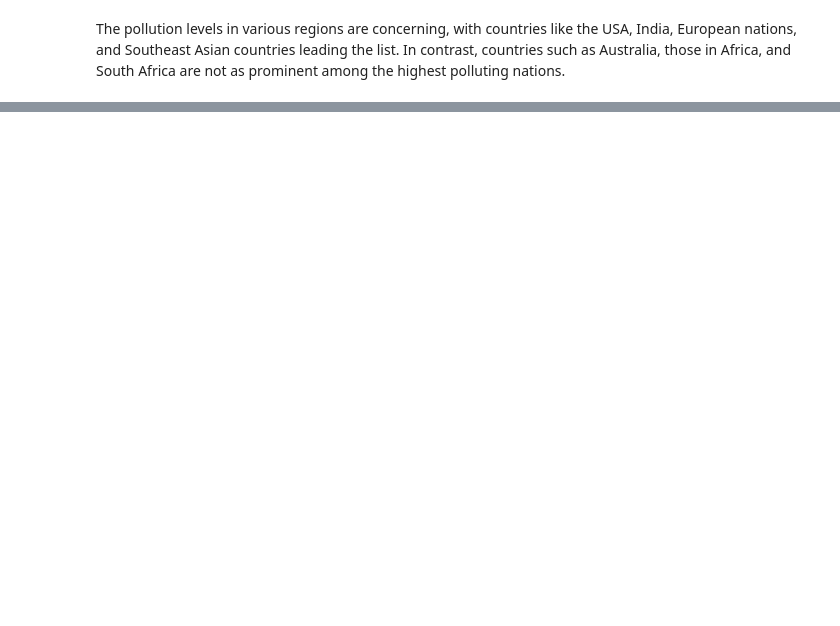
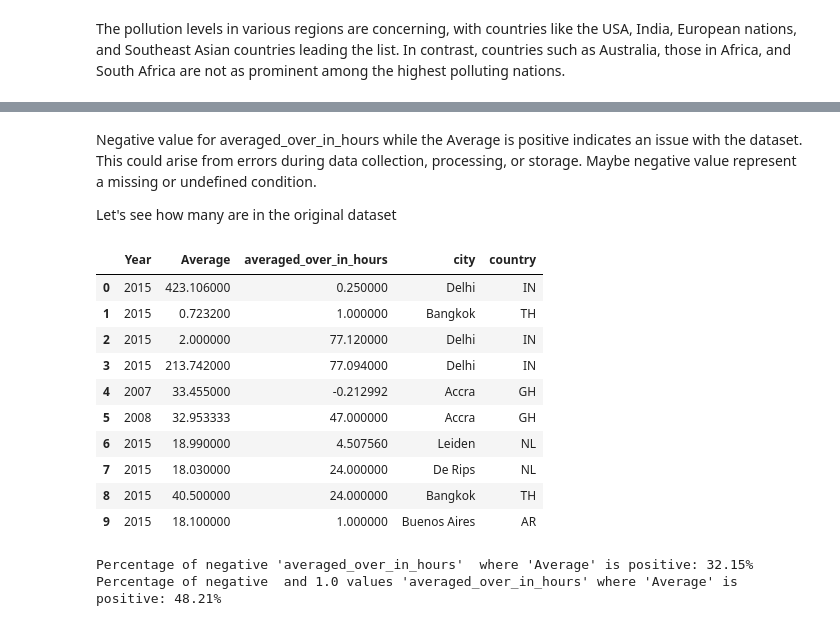
Before and after one commit to NadzeyaShastak/Jupyter-portfolio, a Jupyter notebook: air-polution-analysis-on-air-quality.ipynb, the cells around one changed output, grey strips where cells are left out. Cells and saved outputs as stored; diff of their text form; code cells hidden in the pictures; blank space fills up the shorter version.

```diff
--- a/air-polution-analysis-on-air-quality.ipynb
+++ b/air-polution-analysis-on-air-quality.ipynb
@@ -305,0 +344,49 @@ The pollution levels in various regions are concerning, with countries like the
+# %% [markdown]
+Negative value for averaged_over_in_hours while the Average is positive indicates an issue with the dataset. This could arise from errors during data collection, processing, or storage. Maybe negative value represent a missing or undefined condition.
+
+Let's see how many are in the original dataset
+# %%
+avg_all = """
+            SELECT EXTRACT(YEAR FROM timestamp) as `Year`,
+                   AVG(value) as `Average`,
+                   averaged_over_in_hours,
+                   city,
+                   country
+        FROM `bigquery-public-data.openaq.global_air_quality`
+        GROUP BY Year,
+                 averaged_over_in_hours,
+                 city,
+                 country
+        """
+avg_result =client.query(avg_all).result().to_dataframe()
+
+avg_result.head(10)
+# %% [output]
+|  | Year | Average | averaged_over_in_hours | city | country |
+| 0 | 2015 | 423.106000 | 0.250000 | Delhi | IN |
+| 1 | 2015 | 0.723200 | 1.000000 | Bangkok | TH |
+| 2 | 2015 | 2.000000 | 77.120000 | Delhi | IN |
+| 3 | 2015 | 213.742000 | 77.094000 | Delhi | IN |
+| 4 | 2007 | 33.455000 | -0.212992 | Accra | GH |
+| 5 | 2008 | 32.953333 | 47.000000 | Accra | GH |
+| 6 | 2015 | 18.990000 | 4.507560 | Leiden | NL |
+| 7 | 2015 | 18.030000 | 24.000000 | De Rips | NL |
+| 8 | 2015 | 40.500000 | 24.000000 | Bangkok | TH |
+| 9 | 2015 | 18.100000 | 1.000000 | Buenos Aires | AR |
+# %%
+positive_avg_data = avg_result[avg_result['Average'] > 0]
+
+total_rows = len(positive_avg_data)
+
+negative_averaged_over_in_hours = len(positive_avg_data[positive_avg_data['averaged_over_in_hours'] < 0 ])
+percentage_negative = (negative_averaged_over_in_hours / total_rows) * 100
+
+negative_null_averaged_over_in_hours = len(positive_avg_data[(positive_avg_data['averaged_over_in_hours'] < 0)
+                                      | (positive_avg_data['averaged_over_in_hours'] == 1)])
+
+percentage_negative_2 = (negative_null_averaged_over_in_hours/ total_rows) * 100
+print(f"Percentage of negative 'averaged_over_in_hours'  where 'Average' is positive: {percentage_negative:.2f}%")
+print(f"Percentage of negative  and 1.0 values 'averaged_over_in_hours' where 'Average' is positive: {percentage_negative_2:.2f}%")
+# %% [output]
+Percentage of negative 'averaged_over_in_hours'  where 'Average' is positive: 32.15%
+Percentage of negative  and 1.0 values 'averaged_over_in_hours' where 'Average' is positive: 48.21%
```
Also changed, not shown: parts of 12 cells of this notebook.
